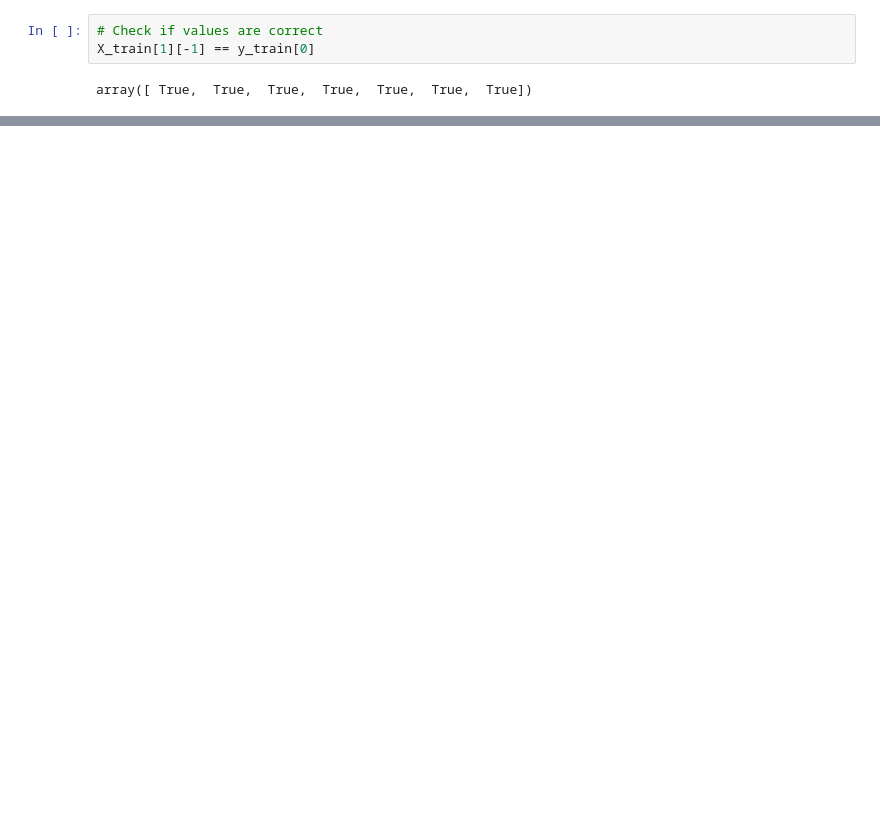
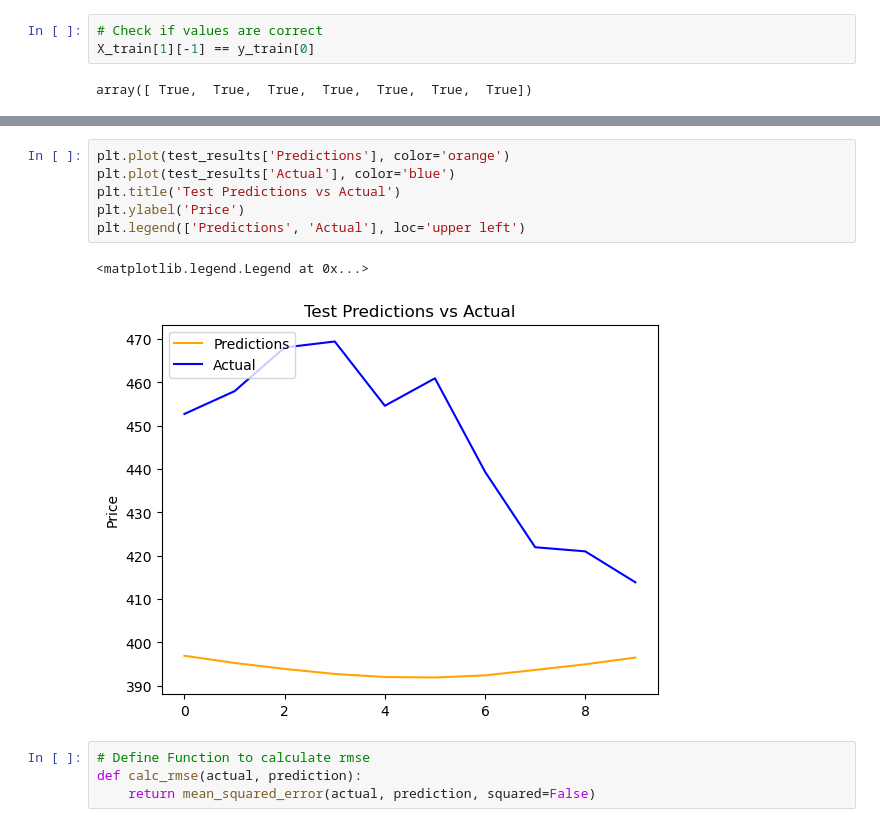
Before and after one commit to raageth/stock-price-prediction, a Jupyter notebook: Impl_1.ipynb, the cells around one changed output, grey strips where cells are left out. Saved outputs shown, nothing was run; the diff lists cells and outputs as text; blank space fills up the shorter version.

```diff
--- a/Impl_1.ipynb
+++ b/Impl_1.ipynb
@@ -315,0 +278,13 @@ def calc_rmse(actual, predictions):
+# %%
+plt.plot(test_results['Predictions'], color='orange')
+plt.plot(test_results['Actual'], color='blue')
+plt.title('Test Predictions vs Actual')
+plt.ylabel('Price')
+plt.legend(['Predictions', 'Actual'], loc='upper left')
+# %% [output]
+<matplotlib.legend.Legend at 0x...>
+[figure, added]
+# %%
+# Define Function to calculate rmse
+def calc_rmse(actual, prediction):
+    return mean_squared_error(actual, prediction, squared=False)
```
Also changed, not shown: parts of 46 cells of this notebook, 1 other file.
